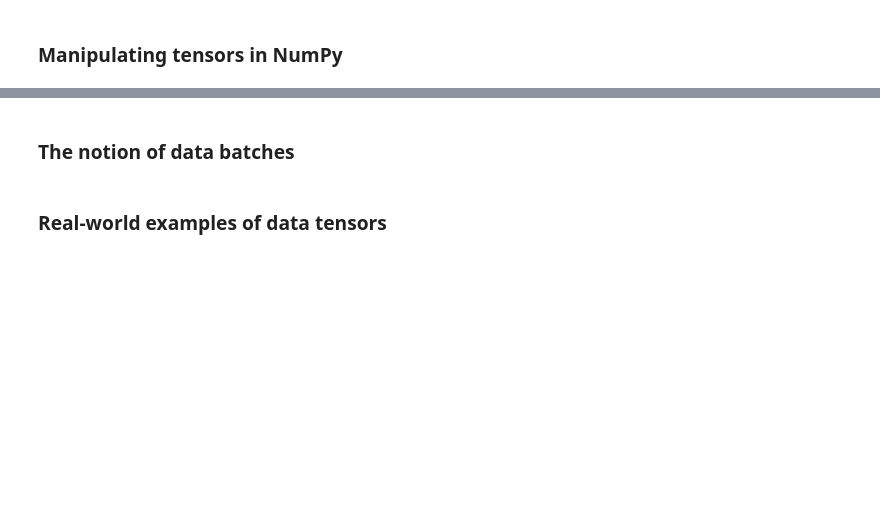
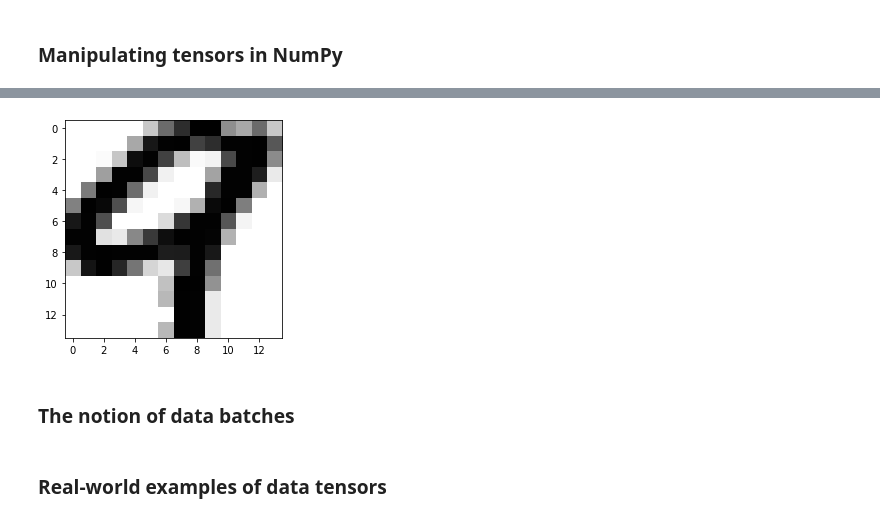
Before and after one commit to JuneSHYoo/AI_DeepLearning, a Jupyter notebook: chapter02_mathematical-building-blocks.ipynb, the cells around one changed output, grey strips where cells are left out. Saved outputs shown, nothing was run; the diff lists cells and outputs as text; code cells hidden in the pictures; blank space fills up the shorter version.

```diff
--- a/chapter02_mathematical-building-blocks.ipynb
+++ b/chapter02_mathematical-building-blocks.ipynb
@@ -147,3 +249,8 @@ my_slice = train_images[:, 7:-7, 7:-7]
+# %%
+plt.imshow(my_slice[4] , cmap=plt.cm.binary)
+plt.show()
+# %% [output]
+[figure, added]
 # %% [markdown]
 ### The notion of data batches
 # %%
```
Also changed, not shown: parts of 53 cells of this notebook.
